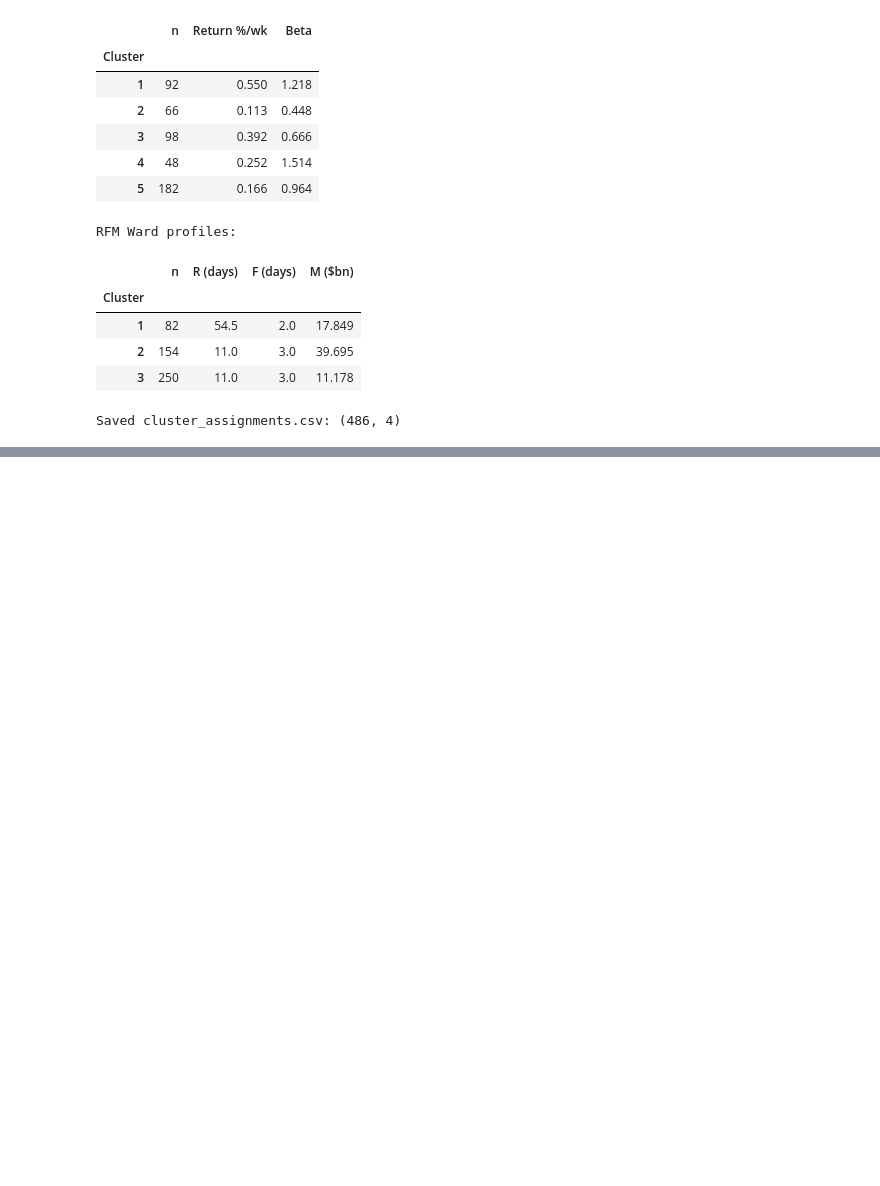
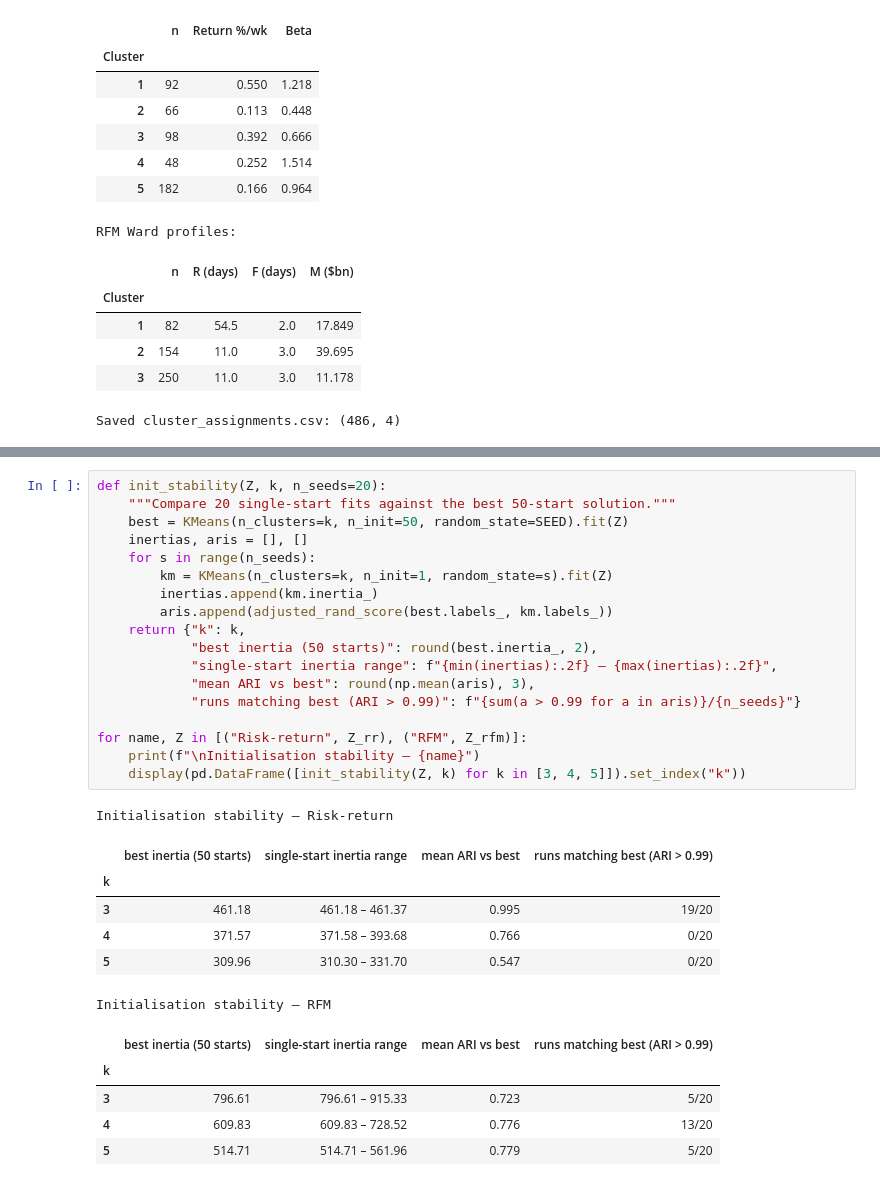
Before and after one commit to Dheena2411/CRM-CM-CW1, a Jupyter notebook: CRM&CM_CW1_T1_T2.ipynb, the cells around one changed output, grey strips where cells are left out. Saved outputs shown, nothing was run; the diff lists cells and outputs as text; blank space fills up the shorter version.

```diff
--- a/CRM&CM_CW1_T1_T2.ipynb
+++ b/CRM&CM_CW1_T1_T2.ipynb
@@ -1158,0 +1223,31 @@ Saved cluster_assignments.csv: (486, 4)
+# %%
+def init_stability(Z, k, n_seeds=20):
+    """Compare 20 single-start fits against the best 50-start solution."""
+    best = KMeans(n_clusters=k, n_init=50, random_state=SEED).fit(Z)
+    inertias, aris = [], []
+    for s in range(n_seeds):
+        km = KMeans(n_clusters=k, n_init=1, random_state=s).fit(Z)
+        inertias.append(km.inertia_)
+        aris.append(adjusted_rand_score(best.labels_, km.labels_))
+    return {"k": k,
+            "best inertia (50 starts)": round(best.inertia_, 2),
+            "single-start inertia range": f"{min(inertias):.2f} – {max(inertias):.2f}",
+            "mean ARI vs best": round(np.mean(aris), 3),
+            "runs matching best (ARI > 0.99)": f"{sum(a > 0.99 for a in aris)}/{n_seeds}"}
+
+for name, Z in [("Risk-return", Z_rr), ("RFM", Z_rfm)]:
+    print(f"\nInitialisation stability – {name}")
+    display(pd.DataFrame([init_stability(Z, k) for k in [3, 4, 5]]).set_index("k"))
+# %% [output]
+Initialisation stability – Risk-return
+|  | best inertia (50 starts) | single-start inertia range | mean ARI vs best | runs matching best (ARI > 0.99) |
+| k |  |  |  |  |
+| 3 | 461.18 | 461.18 – 461.37 | 0.995 | 19/20 |
+| 4 | 371.57 | 371.58 – 393.68 | 0.766 | 0/20 |
+| 5 | 309.96 | 310.30 – 331.70 | 0.547 | 0/20 |
+Initialisation stability – RFM
+|  | best inertia (50 starts) | single-start inertia range | mean ARI vs best | runs matching best (ARI > 0.99) |
+| k |  |  |  |  |
+| 3 | 796.61 | 796.61 – 915.33 | 0.723 | 5/20 |
+| 4 | 609.83 | 609.83 – 728.52 | 0.776 | 13/20 |
+| 5 | 514.71 | 514.71 – 561.96 | 0.779 | 5/20 |
```
Also changed, not shown: parts of 5 cells of this notebook.
